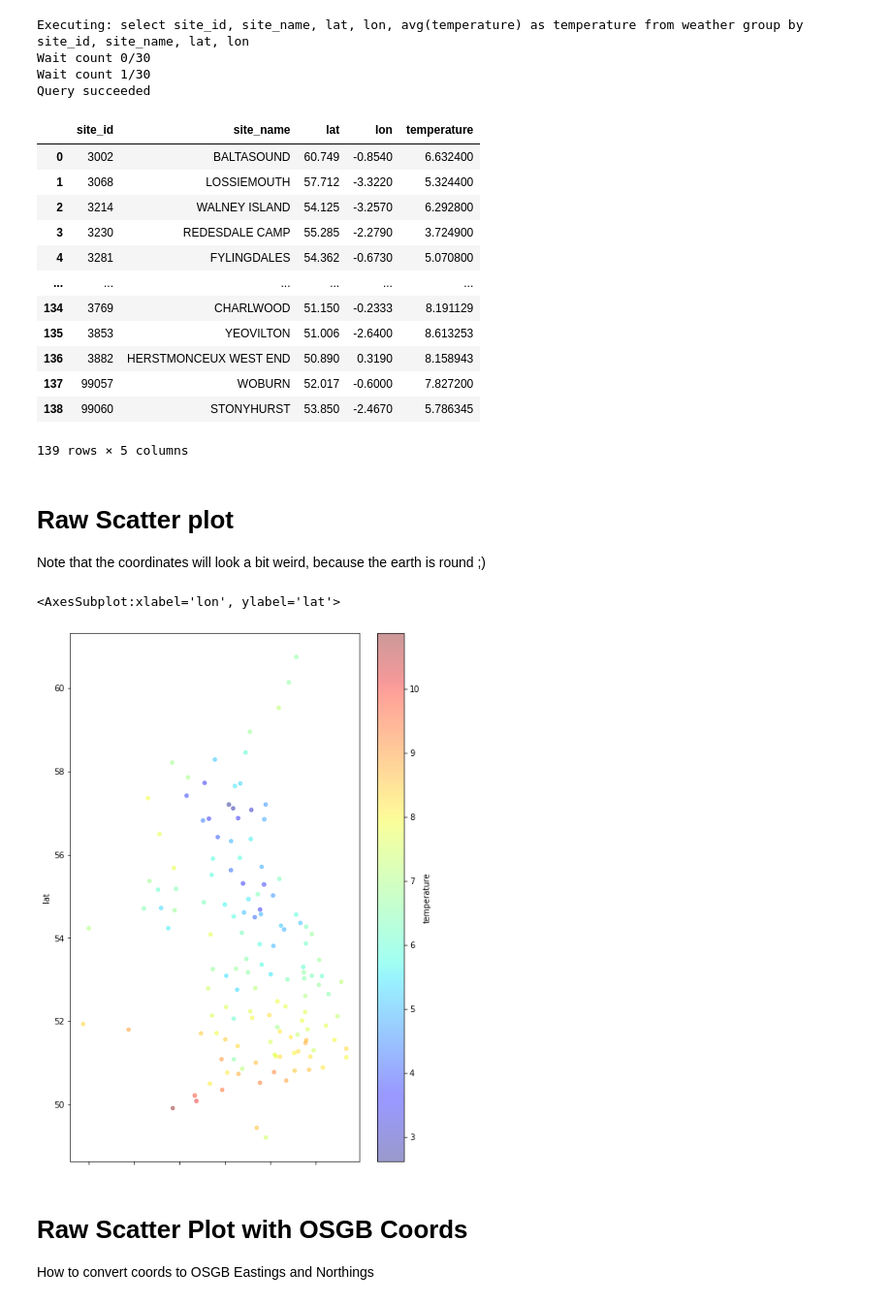
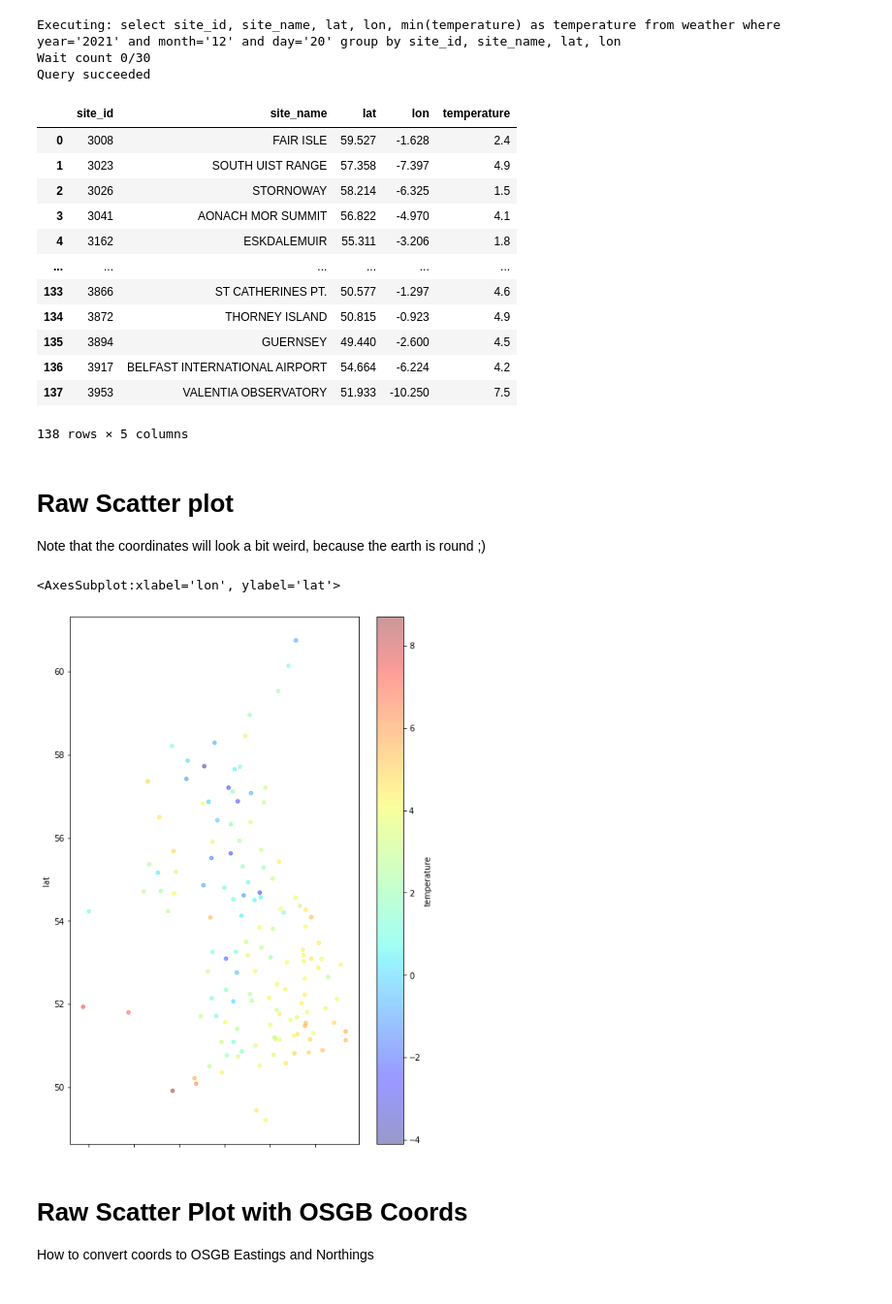
Before and after one commit to DanteLore/weather-notebook, a Jupyter notebook: map.ipynb, the cells around one changed output. Shown at 97% size. Saved outputs shown, nothing was run; the diff lists cells and outputs as text; code cells hidden in the pictures.

```diff
--- a/map.ipynb
+++ b/map.ipynb
@@ -1,33 +1,31 @@
 # %%
 import pandas as pd
-import numpy as np
 import geopandas
 from aws_helpers import execute_athena_query
 import matplotlib.pyplot as plt
 %matplotlib inline
 
-results_url = execute_athena_query("select site_id, site_name, lat, lon, avg(temperature) as temperature from weather group by site_id, site_name, lat, lon")
+results_url = execute_athena_query("select site_id, site_name, lat, lon, min(temperature) as temperature from weather where year='2021' and month='12' and day='20' group by site_id, site_name, lat, lon")
 df = pd.read_csv(results_url)
 
 df
 # %% [output]
-Executing: select site_id, site_name, lat, lon, avg(temperature) as temperature from weather group by site_id, site_name, lat, lon
+Executing: select site_id, site_name, lat, lon, min(temperature) as temperature from weather where year='2021' and month='12' and day='20' group by site_id, site_name, lat, lon
 Wait count 0/30
-Wait count 1/30
 Query succeeded
 |  | site_id | site_name | lat | lon | temperature |
-| 0 | 3002 | BALTASOUND | 60.749 | -0.8540 | 6.632400 |
-| 1 | 3068 | LOSSIEMOUTH | 57.712 | -3.3220 | 5.324400 |
-| 2 | 3214 | WALNEY ISLAND | 54.125 | -3.2570 | 6.292800 |
-| 3 | 3230 | REDESDALE CAMP | 55.285 | -2.2790 | 3.724900 |
-| 4 | 3281 | FYLINGDALES | 54.362 | -0.6730 | 5.070800 |
+| 0 | 3008 | FAIR ISLE | 59.527 | -1.628 | 2.4 |
+| 1 | 3023 | SOUTH UIST RANGE | 57.358 | -7.397 | 4.9 |
+| 2 | 3026 | STORNOWAY | 58.214 | -6.325 | 1.5 |
+| 3 | 3041 | AONACH MOR SUMMIT | 56.822 | -4.970 | 4.1 |
+| 4 | 3162 | ESKDALEMUIR | 55.311 | -3.206 | 1.8 |
 | ... | ... | ... | ... | ... | ... |
-| 134 | 3769 | CHARLWOOD | 51.150 | -0.2333 | 8.191129 |
-| 135 | 3853 | YEOVILTON | 51.006 | -2.6400 | 8.613253 |
-| 136 | 3882 | HERSTMONCEUX WEST END | 50.890 | 0.3190 | 8.158943 |
-| 137 | 99057 | WOBURN | 52.017 | -0.6000 | 7.827200 |
-| 138 | 99060 | STONYHURST | 53.850 | -2.4670 | 5.786345 |
+| 133 | 3866 | ST CATHERINES PT. | 50.577 | -1.297 | 4.6 |
+| 134 | 3872 | THORNEY ISLAND | 50.815 | -0.923 | 4.9 |
+| 135 | 3894 | GUERNSEY | 49.440 | -2.600 | 4.5 |
+| 136 | 3917 | BELFAST INTERNATIONAL AIRPORT | 54.664 | -6.224 | 4.2 |
+| 137 | 3953 | VALENTIA OBSERVATORY | 51.933 | -10.250 | 7.5 |
-139 rows × 5 columns
+138 rows × 5 columns
 # %% [markdown]
 # Raw Scatter plot
 
@@ -43,7 +41,7 @@ df.plot(
 )
 # %% [output]
 <AxesSubplot:xlabel='lon', ylabel='lat'>
-[figure, old version]
+[figure, new version]
 # %% [markdown]
 # Raw Scatter Plot with OSGB Coords
 
```
Also changed, not shown: parts of 3 cells of this notebook.
